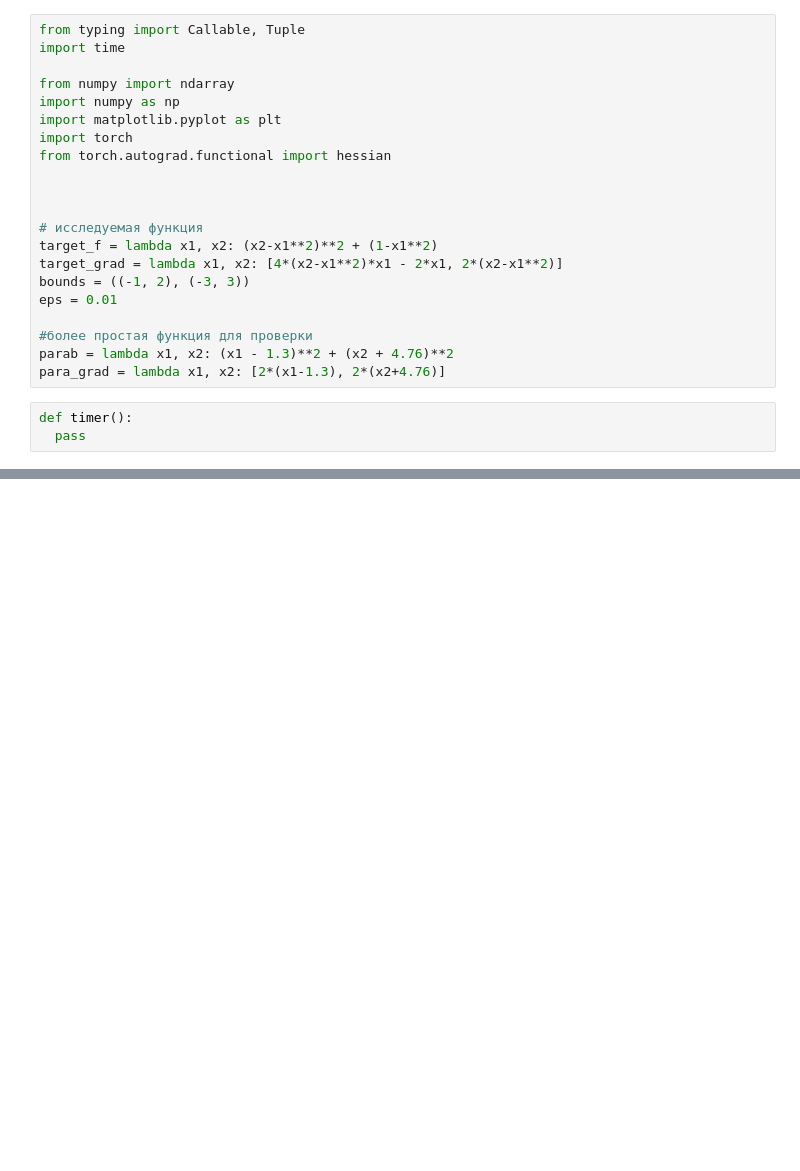
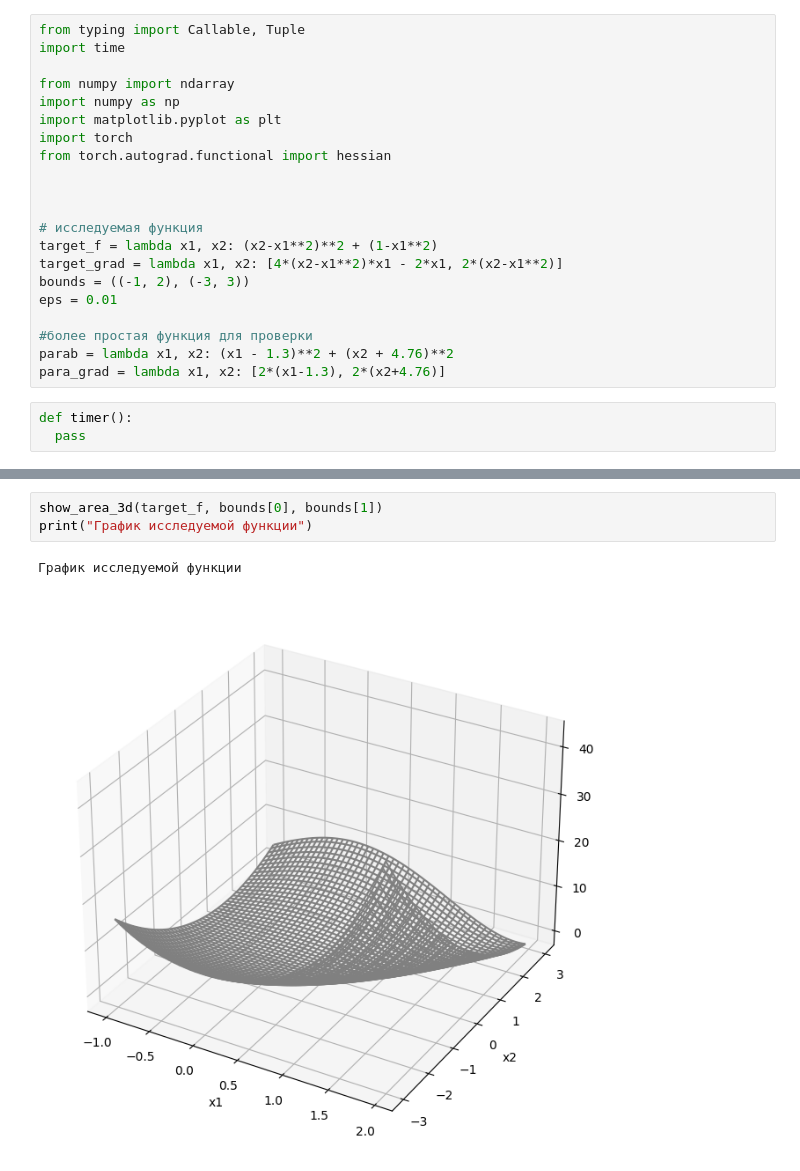
Before and after one commit to vgorbikov/optimization_mthds, a Jupyter notebook: lab2.ipynb, the cells around one changed output, grey strips where cells are left out. Cells and saved outputs as stored; diff of their text form; blank space fills up the shorter version.

```diff
--- a/lab2.ipynb
+++ b/lab2.ipynb
@@ -38,0 +67,6 @@ def timer():
+# %%
+show_area_3d(target_f, bounds[0], bounds[1])
+print("График исследуемой функции")
+# %% [output]
+График исследуемой функции
+[figure, added]
```
Also changed, not shown: parts of 17 cells of this notebook.
